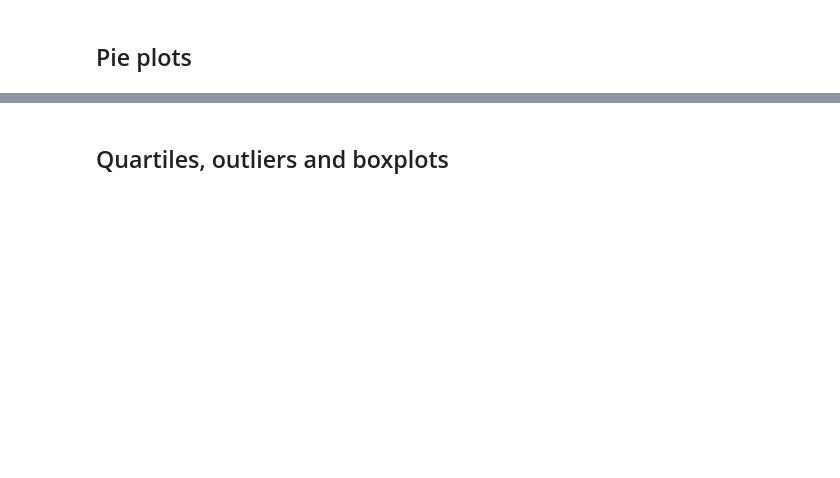
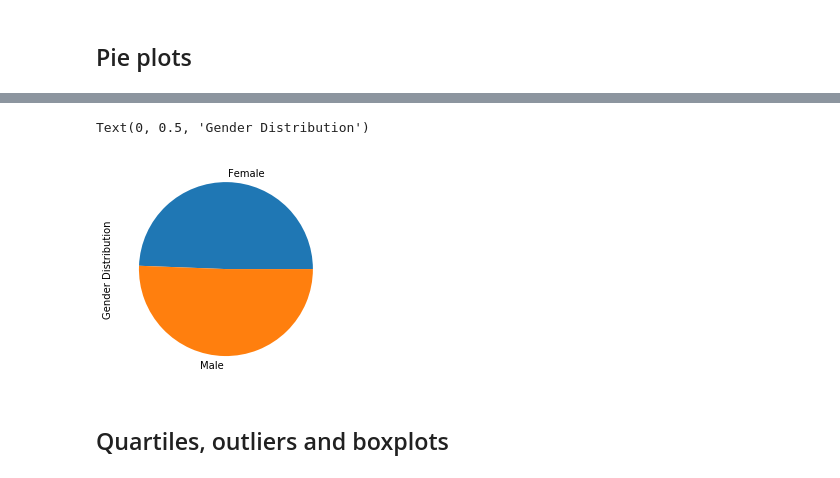
Before and after one commit to motofi/matplotlib-challenge, a Jupyter notebook: pymaceuticals_starter.ipynb, the cells around one changed output, grey strips where cells are left out. Cells and saved outputs as stored; diff of their text form; code cells hidden in the pictures; blank space fills up the shorter version.

```diff
--- a/pymaceuticals_starter.ipynb
+++ b/pymaceuticals_starter.ipynb
@@ -32,2 +97,9 @@ study_results = pd.read_csv(study_results)
 # %%
-# Generate a pie plot showing the distribution of female versus male mice using pandas
+# Generate a pie plot showing the distribution of female versus male mice using pyplot
+
+plt.pie(gender, labels=["Female","Male"])
+
+plt.ylabel('Gender Distribution')
+# %% [output]
+Text(0, 0.5, 'Gender Distribution')
+[figure, added]
```
Also changed, not shown: parts of 14 cells of this notebook.
